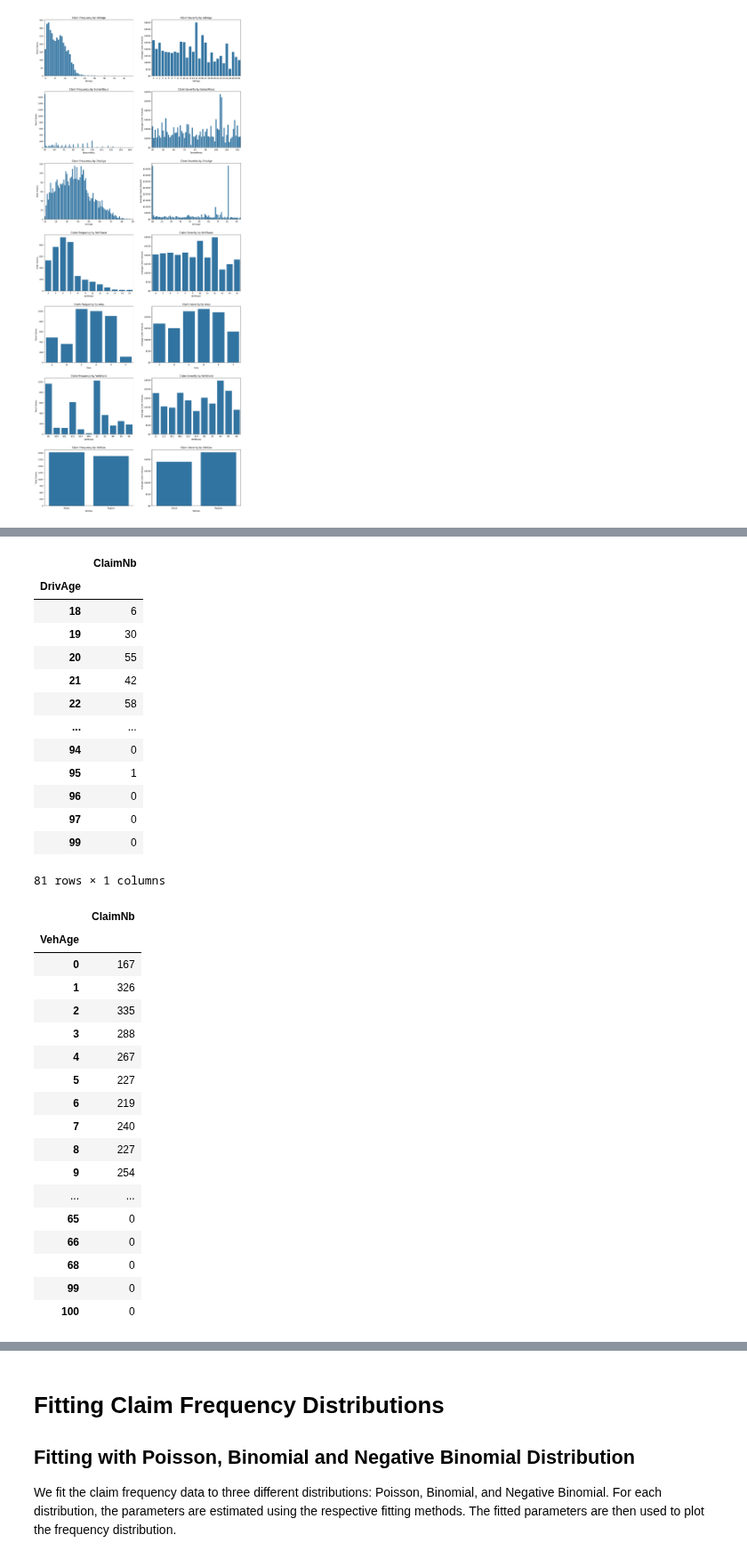
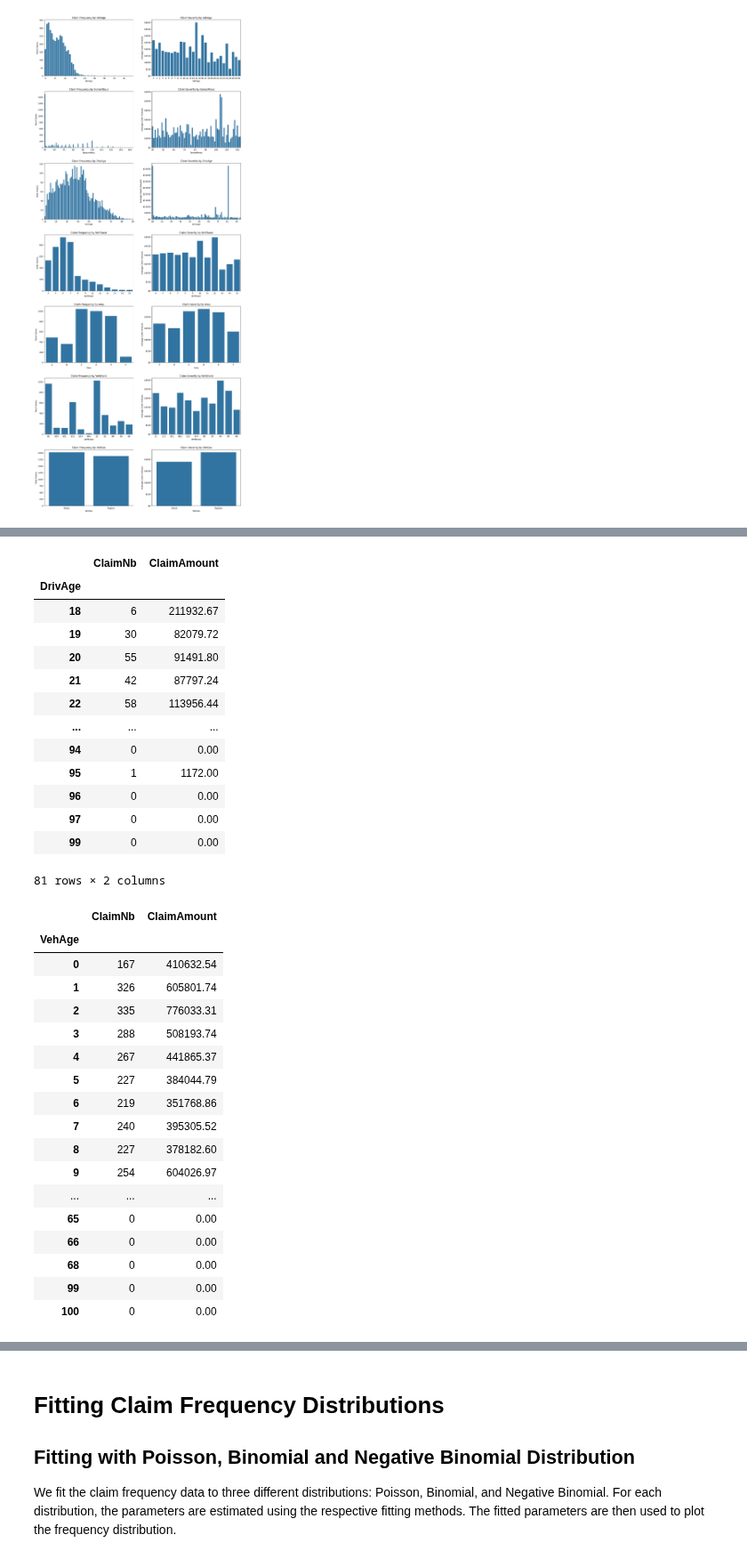
Before and after one commit to ThomasDeConinck/Assurance-Code-Python, a Jupyter notebook: assurances Code Python Case.ipynb, the cells around one changed output, grey strips where cells are left out. Shown at 89% size. Drawn from its saved outputs; the diff is of its cells as text; code cells hidden in the pictures.

```diff
--- a/assurances Code Python Case.ipynb
+++ b/assurances Code Python Case.ipynb
@@ -106,46 +125,50 @@ Name: count, dtype: int64
 # %%
 # Total claims by driver's age
-total_claims_by_age = claims_data.groupby('DrivAge')['ClaimNb'].sum()
-total_claims_by_age = pd.DataFrame(total_claims_by_age)
-total_claims_by_age
+total_claims_by_age_frequency = claims_data.groupby('DrivAge')['ClaimNb'].sum()
+total_claims_by_age_severity = claims_data.groupby('DrivAge')['ClaimAmount'].sum()
+total_claims_by_age_frequency = pd.DataFrame(total_claims_by_age_frequency)
+total_claims_by_age_severity = pd.DataFrame(total_claims_by_age_severity)
+pd.concat([total_claims_by_age_frequency, total_claims_by_age_severity], axis=1)
 # %% [output]
-|  | ClaimNb |
-| DrivAge |  |
-| 18 | 6 |
-| 19 | 30 |
-| 20 | 55 |
-| 21 | 42 |
-| 22 | 58 |
-| ... | ... |
-| 94 | 0 |
-| 95 | 1 |
-| 96 | 0 |
-| 97 | 0 |
-| 99 | 0 |
+|  | ClaimNb | ClaimAmount |
+| DrivAge |  |  |
+| 18 | 6 | 211932.67 |
+| 19 | 30 | 82079.72 |
+| 20 | 55 | 91491.80 |
+| 21 | 42 | 87797.24 |
+| 22 | 58 | 113956.44 |
+| ... | ... | ... |
+| 94 | 0 | 0.00 |
+| 95 | 1 | 1172.00 |
+| 96 | 0 | 0.00 |
+| 97 | 0 | 0.00 |
+| 99 | 0 | 0.00 |
-81 rows × 1 columns
+81 rows × 2 columns
 # %%
 # Total claims by vehicle's age
-total_claims_by_vech_age = claims_data.groupby('VehAge')['ClaimNb'].sum()
-total_claims_by_vech_age = pd.DataFrame(total_claims_by_vech_age)
-total_claims_by_vech_age
+total_claims_by_vech_age_frequency = claims_data.groupby('VehAge')['ClaimNb'].sum()
+total_claims_by_vech_age_severity = claims_data.groupby('VehAge')['ClaimAmount'].sum()
+total_claims_by_vech_age_frequency = pd.DataFrame(total_claims_by_vech_age_frequency)
+total_claims_by_vech_age_severity = pd.DataFrame(total_claims_by_vech_age_severity)
+pd.concat([total_claims_by_vech_age_frequency, total_claims_by_vech_age_severity], axis=1)
 # %% [output]
-|  | ClaimNb |
-| VehAge |  |
-| 0 | 167 |
-| 1 | 326 |
-| 2 | 335 |
-| 3 | 288 |
-| 4 | 267 |
-| 5 | 227 |
-| 6 | 219 |
-| 7 | 240 |
-| 8 | 227 |
-| 9 | 254 |
-| ... | ... |
-| 65 | 0 |
-| 66 | 0 |
-| 68 | 0 |
-| 99 | 0 |
-| 100 | 0 |
+|  | ClaimNb | ClaimAmount |
+| VehAge |  |  |
+| 0 | 167 | 410632.54 |
+| 1 | 326 | 605801.74 |
+| 2 | 335 | 776033.31 |
+| 3 | 288 | 508193.74 |
+| 4 | 267 | 441865.37 |
+| 5 | 227 | 384044.79 |
+| 6 | 219 | 351768.86 |
+| 7 | 240 | 395305.52 |
+| 8 | 227 | 378182.60 |
+| 9 | 254 | 604026.97 |
+| ... | ... | ... |
+| 65 | 0 | 0.00 |
+| 66 | 0 | 0.00 |
+| 68 | 0 | 0.00 |
+| 99 | 0 | 0.00 |
+| 100 | 0 | 0.00 |
 # %%
 # Total claims by Bonus/Malus
```
Also changed, not shown: parts of 6 cells of this notebook.
